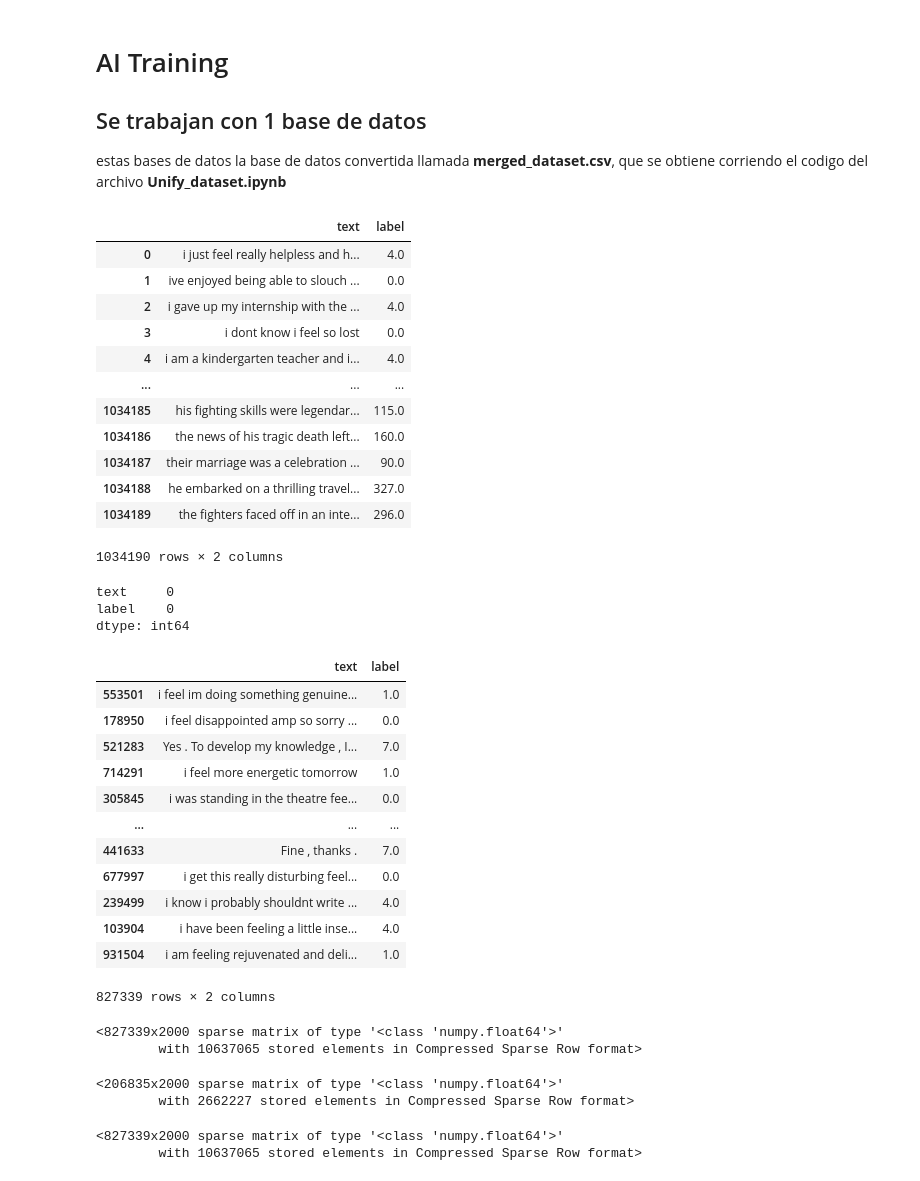
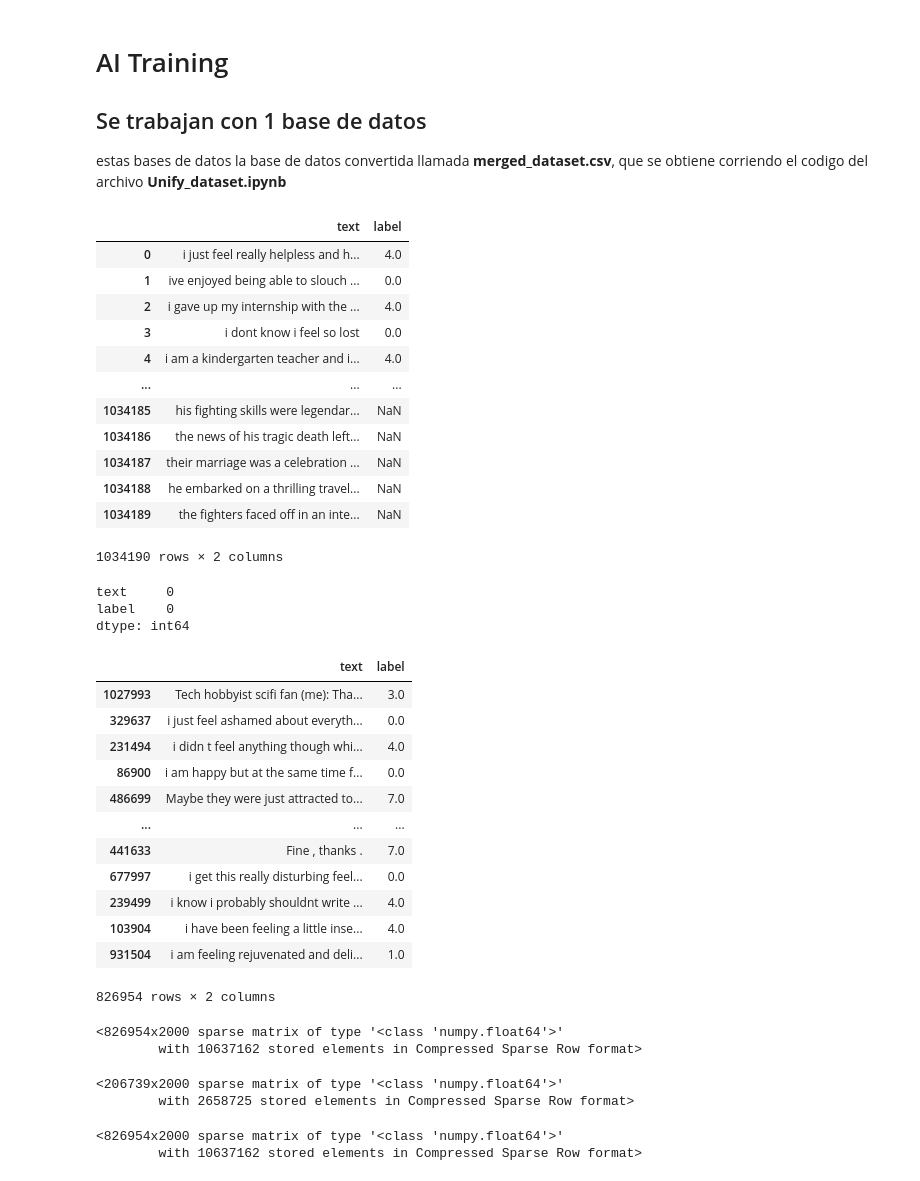
Before and after one commit to Home-group-2-AI-Project/Ai_Project, a Jupyter notebook: AITraining/Model_training.ipynb, the cells around one changed output. Saved outputs shown, nothing was run; the diff lists cells and outputs as text; code cells hidden in the pictures.

```diff
--- a/AITraining/Model_training.ipynb
+++ b/AITraining/Model_training.ipynb
@@ -14,21 +14,21 @@ from sklearn.metrics import roc_auc_score, f1_score, confusion_matrix
 from sklearn.model_selection import train_test_split
 from joblib import dump
 # %%
-df=pd.read_csv('ModelosCSV/merged_dataset.csv')
+df=pd.read_csv('ModelosCSV/merged_dataset2.csv')
 df
 # %% [output]
 |  | text | label |
 | 0 | i just feel really helpless and h... | 4.0 |
 | 1 | ive enjoyed being able to slouch ... | 0.0 |
 | 2 | i gave up my internship with the ... | 4.0 |
 | 3 | i dont know i feel so lost | 0.0 |
 | 4 | i am a kindergarten teacher and i... | 4.0 |
 | ... | ... | ... |
-| 1034185 | his fighting skills were legendar... | 115.0 |
-| 1034186 | the news of his tragic death left... | 160.0 |
-| 1034187 | their marriage was a celebration ... | 90.0 |
-| 1034188 | he embarked on a thrilling travel... | 327.0 |
-| 1034189 | the fighters faced off in an inte... | 296.0 |
+| 1034185 | his fighting skills were legendar... | NaN |
+| 1034186 | the news of his tragic death left... | NaN |
+| 1034187 | their marriage was a celebration ... | NaN |
+| 1034188 | he embarked on a thrilling travel... | NaN |
+| 1034189 | the fighters faced off in an inte... | NaN |
 1034190 rows × 2 columns
 # %%
 df = df.dropna()
@@ -43,37 +43,37 @@ df_train, df_test = train_test_split(df , test_size=0.2 , random_state=50)
 df_train
 # %% [output]
 |  | text | label |
-| 553501 | i feel im doing something genuine... | 1.0 |
-| 178950 | i feel disappointed amp so sorry ... | 0.0 |
-| 521283 | Yes . To develop my knowledge , I... | 7.0 |
-| 714291 | i feel more energetic tomorrow | 1.0 |
-| 305845 | i was standing in the theatre fee... | 0.0 |
+| 1027993 | Tech hobbyist scifi fan (me): Tha... | 3.0 |
+| 329637 | i just feel ashamed about everyth... | 0.0 |
+| 231494 | i didn t feel anything though whi... | 4.0 |
+| 86900 | i am happy but at the same time f... | 0.0 |
+| 486699 | Maybe they were just attracted to... | 7.0 |
 | ... | ... | ... |
 | 441633 | Fine , thanks . | 7.0 |
 | 677997 | i get this really disturbing feel... | 0.0 |
 | 239499 | i know i probably shouldnt write ... | 4.0 |
 | 103904 | i have been feeling a little inse... | 4.0 |
 | 931504 | i am feeling rejuvenated and deli... | 1.0 |
-827339 rows × 2 columns
+826954 rows × 2 columns
 # %%
 vectorizer = TfidfVectorizer(max_features=2000)
 X_train = vectorizer.fit_transform(df_train['text'])
 X_train
 # %% [output]
-<827339x2000 sparse matrix of type '<class 'numpy.float64'>'
-        with 10637065 stored elements in Compressed Sparse Row format>
+<826954x2000 sparse matrix of type '<class 'numpy.float64'>'
+        with 10637162 stored elements in Compressed Sparse Row format>
 # %%
 X_test = vectorizer.transform(df_test['text'])
 X_test
 # %% [output]
-<206835x2000 sparse matrix of type '<class 'numpy.float64'>'
-        with 2662227 stored elements in Compressed Sparse Row format>
+<206739x2000 sparse matrix of type '<class 'numpy.float64'>'
+        with 2658725 stored elements in Compressed Sparse Row format>
 # %%
 Y_train = df_train['label']
 Y_test = df_test['label']
 
 X_train
 # %% [output]
-<827339x2000 sparse matrix of type '<class 'numpy.float64'>'
-        with 10637065 stored elements in Compressed Sparse Row format>
+<826954x2000 sparse matrix of type '<class 'numpy.float64'>'
+        with 10637162 stored elements in Compressed Sparse Row format>
 # %%
```
Also changed, not shown: parts of 5 cells of this notebook, 3 other files.
